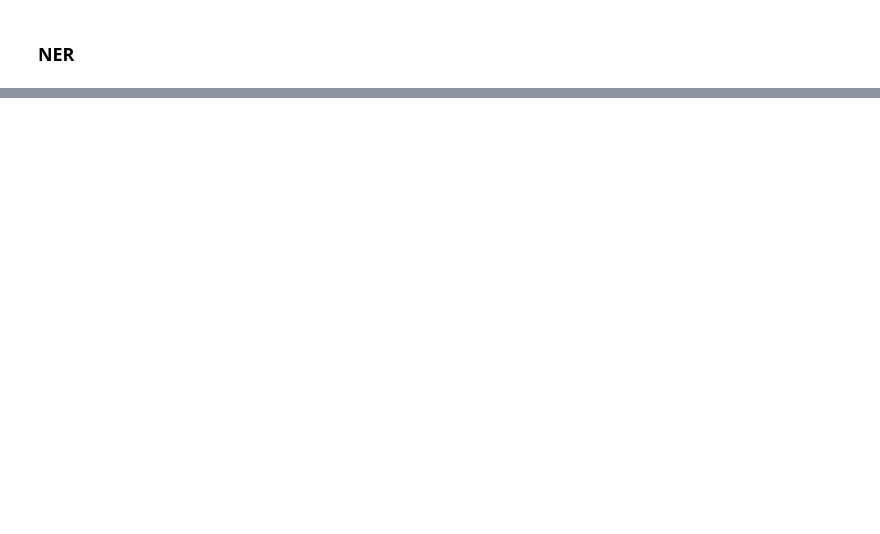
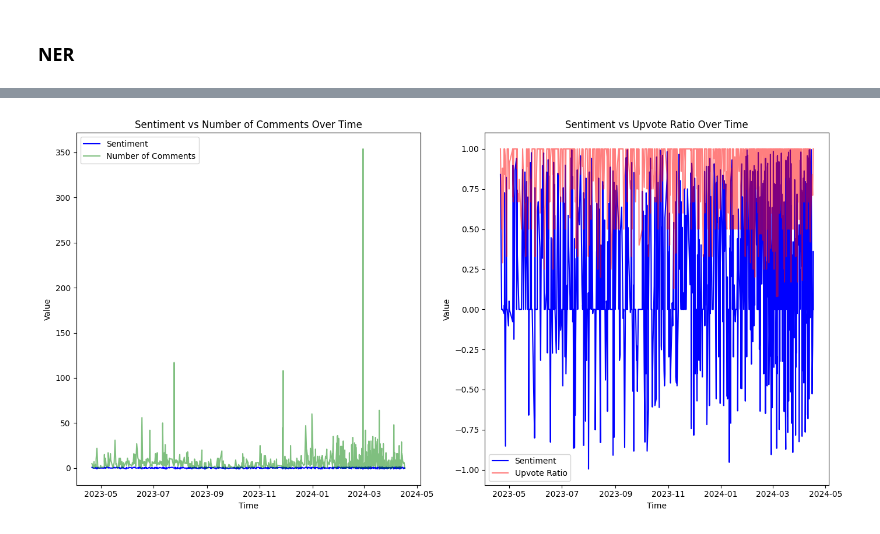
Before and after one commit to kylestein1/Reddit_Ethnomethodological_Analysis, a Jupyter notebook: redditScraper.ipynb, the cells around one changed output, grey strips where cells are left out. Cells and saved outputs as stored; diff of their text form; code cells hidden in the pictures; blank space fills up the shorter version.

```diff
--- a/redditScraper.ipynb
+++ b/redditScraper.ipynb
@@ -420,0 +468,23 @@ two (CARDINAL): 18 occurrences
+# %%
+plt.figure(figsize=(14, 7))
+
+plt.subplot(1, 2, 1)
+plt.plot(df_posts['created_utc'], df_posts['sentiment'], label='Sentiment', color='blue')
+plt.plot(df_posts['created_utc'], df_posts['num_comments'], label='Number of Comments', color='green', alpha=0.5)
+plt.title('Sentiment vs Number of Comments Over Time')
+plt.xlabel('Time')
+plt.ylabel('Value')
+plt.legend()
+
+plt.subplot(1, 2, 2)
+plt.plot(df_posts['created_utc'], df_posts['sentiment'], label='Sentiment', color='blue')
+plt.plot(df_posts['created_utc'], df_posts['upvote_ratio'], label='Upvote Ratio', color='red', alpha=0.5)
+plt.title('Sentiment vs Upvote Ratio Over Time')
+plt.xlabel('Time')
+plt.ylabel('Value')
+plt.legend()
+
+plt.tight_layout()
+plt.show()
+# %% [output]
+[figure, added]
```
Also changed, not shown: parts of 35 cells of this notebook, 1 other file.
